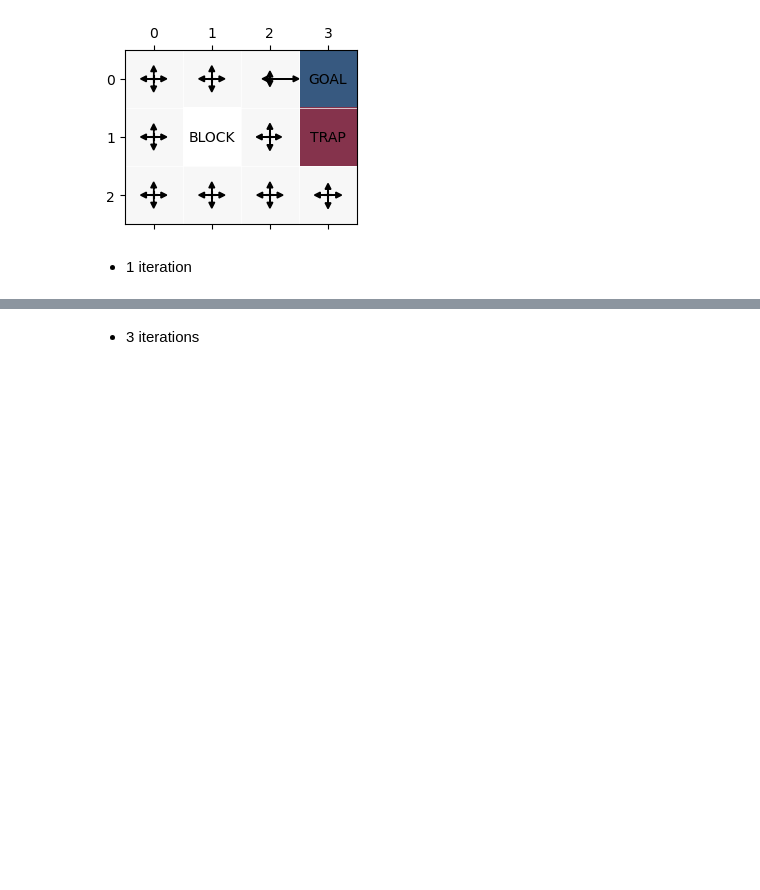
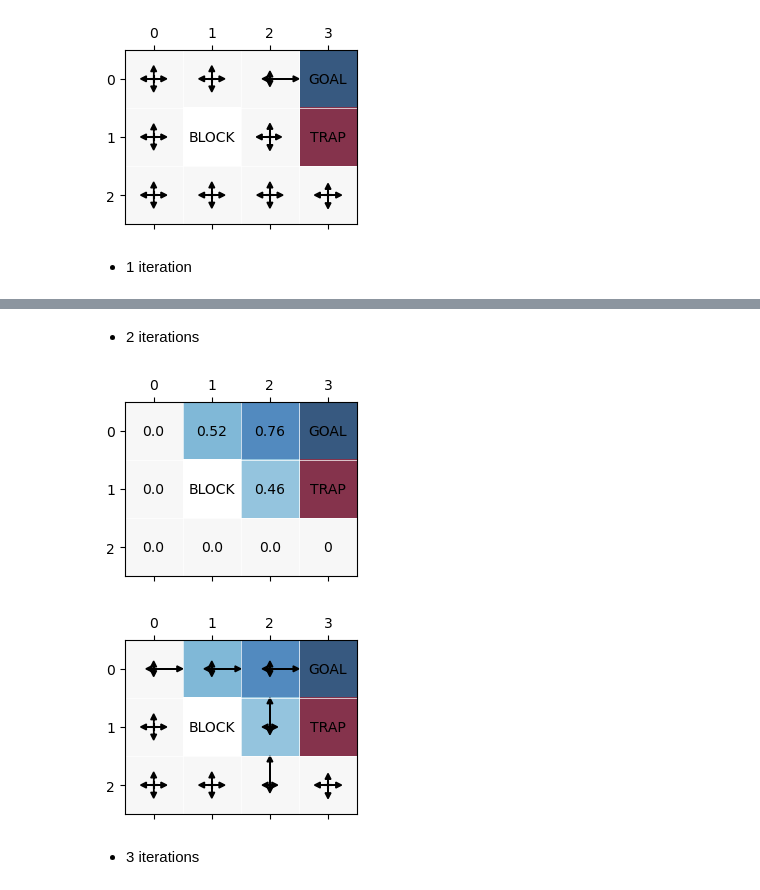
Before and after one commit to msdkang/Reinforcement-Learning, a Jupyter notebook: simple example.ipynb, the cells around one changed output, grey strips where cells are left out. Cells and saved outputs as stored; diff of their text form; code cells hidden in the pictures; blank space fills up the shorter version.

```diff
--- a/simple example.ipynb
+++ b/simple example.ipynb
@@ -194,3 +194,12 @@ plot_policy(utilities)
+# %% [markdown]
+- 2 iterations
+# %%
+utilities, policy = value_iteration(policy, 2)
+plot_values(utilities)
+plot_policy(utilities)
+# %% [output]
+[figure, added]
+[figure, added]
 # %% [markdown]
 - 3 iterations
 # %%
```
Also changed, not shown: parts of 4 cells of this notebook, 1 other file.
